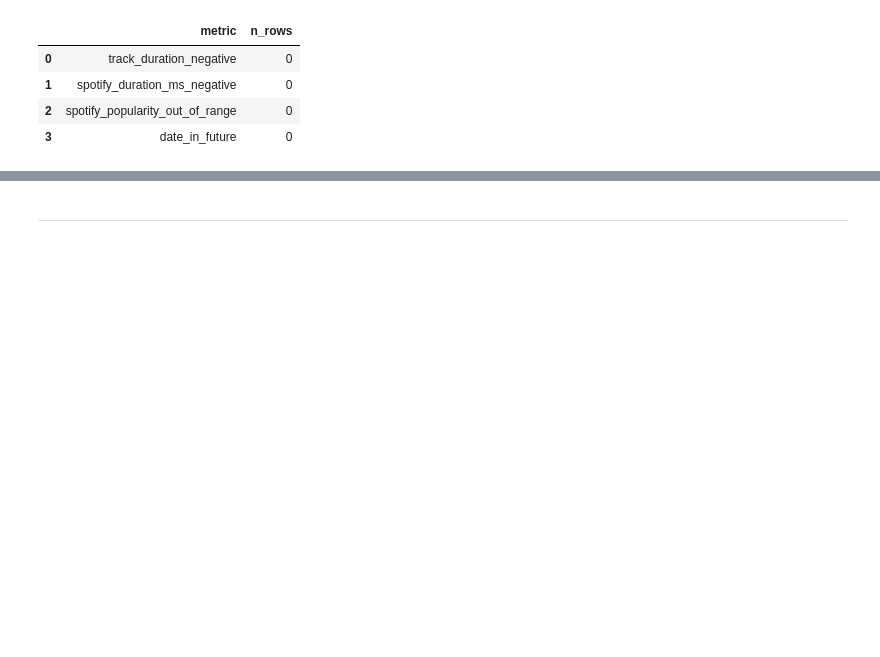
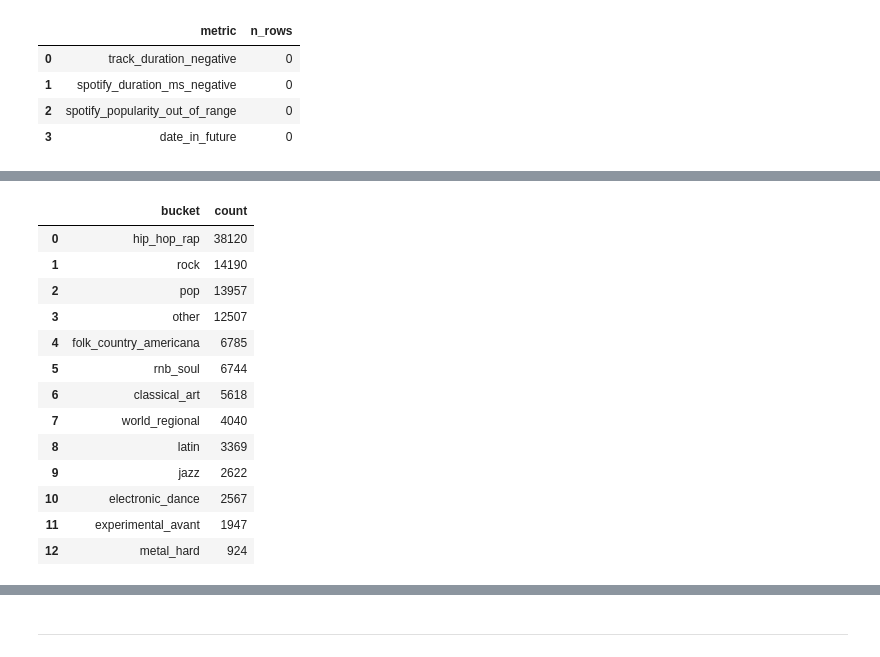
Before and after one commit to Tyainss/song-of-the-week, a Jupyter notebook: notebooks/00_eda.ipynb, the cells around one changed output, grey strips where cells are left out. Saved outputs shown, nothing was run; the diff lists cells and outputs as text; code cells hidden in the pictures; blank space fills up the shorter version.

```diff
--- a/notebooks/00_eda.ipynb
+++ b/notebooks/00_eda.ipynb
@@ -228,0 +350,26 @@ pd.DataFrame(issues) if issues else pd.DataFrame(columns=["metric", "n_rows"])
+# %%
+# Map each unique genre to a bucket
+unique_genres = pd.Series(sorted(flat_genres.unique()), name="genre")
+bucket_df = unique_genres.to_frame().assign(bucket=unique_genres.map(map_genre_to_bucket))
+
+bucket_counts = flat_genres.map(map_genre_to_bucket).value_counts()
+y_mean_bucket = bucket_counts.mean()
+
+# Also show bucket counts as a dataframe
+bucket_counts_df = bucket_counts.rename_axis("bucket").reset_index(name="count")
+bucket_counts_df
+# %% [output]
+|  | bucket | count |
+| 0 | hip_hop_rap | 38120 |
+| 1 | rock | 14190 |
+| 2 | pop | 13957 |
+| 3 | other | 12507 |
+| 4 | folk_country_americana | 6785 |
+| 5 | rnb_soul | 6744 |
+| 6 | classical_art | 5618 |
+| 7 | world_regional | 4040 |
+| 8 | latin | 3369 |
+| 9 | jazz | 2622 |
+| 10 | electronic_dance | 2567 |
+| 11 | experimental_avant | 1947 |
+| 12 | metal_hard | 924 |
```
Also changed, not shown: parts of 10 cells of this notebook.
